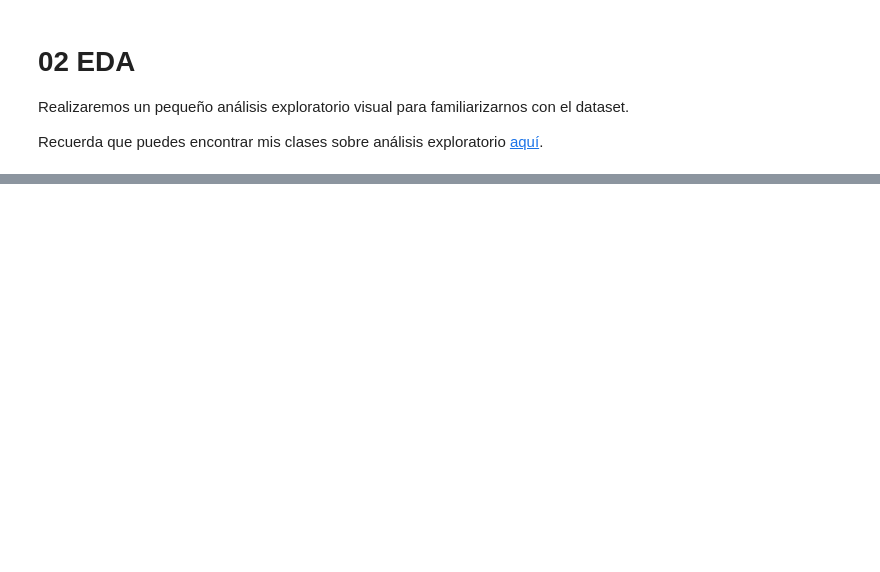
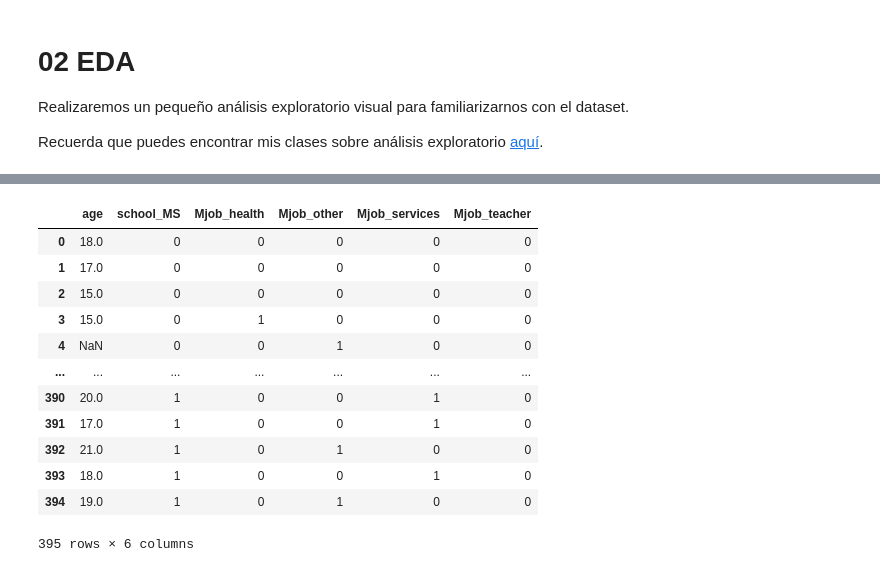
Before and after one commit to JotaBlanco/TheValley, a Jupyter notebook: Arboles/Clase_02_Arboles/02_B_Preparando_Datos_para_Árboles_de_Decisión.ipynb, the cells around one changed output, grey strips where cells are left out. Saved outputs shown, nothing was run; the diff lists cells and outputs as text; code cells hidden in the pictures; blank space fills up the shorter version.

```diff
--- a/Arboles/Clase_02_Arboles/02_B_Preparando_Datos_para_Árboles_de_Decisión.ipynb
+++ b/Arboles/Clase_02_Arboles/02_B_Preparando_Datos_para_Árboles_de_Decisión.ipynb
@@ -351,0 +756,20 @@ print('Precisión de arbol depth=20 es de ',accuracy_score(y, prediccion_20))
+# %%
+# Fíjate en lo que hace esto:
+pd.get_dummies(df_2[['school',  'Mjob', 'age']],
+               prefix_sep='_',
+               drop_first=True,
+               columns=['school', 'Mjob'])
+# %% [output]
+|  | age | school_MS | Mjob_health | Mjob_other | Mjob_services | Mjob_teacher |
+| 0 | 18.0 | 0 | 0 | 0 | 0 | 0 |
+| 1 | 17.0 | 0 | 0 | 0 | 0 | 0 |
+| 2 | 15.0 | 0 | 0 | 0 | 0 | 0 |
+| 3 | 15.0 | 0 | 1 | 0 | 0 | 0 |
+| 4 | NaN | 0 | 0 | 1 | 0 | 0 |
+| ... | ... | ... | ... | ... | ... | ... |
+| 390 | 20.0 | 1 | 0 | 0 | 1 | 0 |
+| 391 | 17.0 | 1 | 0 | 0 | 1 | 0 |
+| 392 | 21.0 | 1 | 0 | 1 | 0 | 0 |
+| 393 | 18.0 | 1 | 0 | 0 | 1 | 0 |
+| 394 | 19.0 | 1 | 0 | 1 | 0 | 0 |
+395 rows × 6 columns
```
Also changed, not shown: parts of 129 cells of this notebook.
